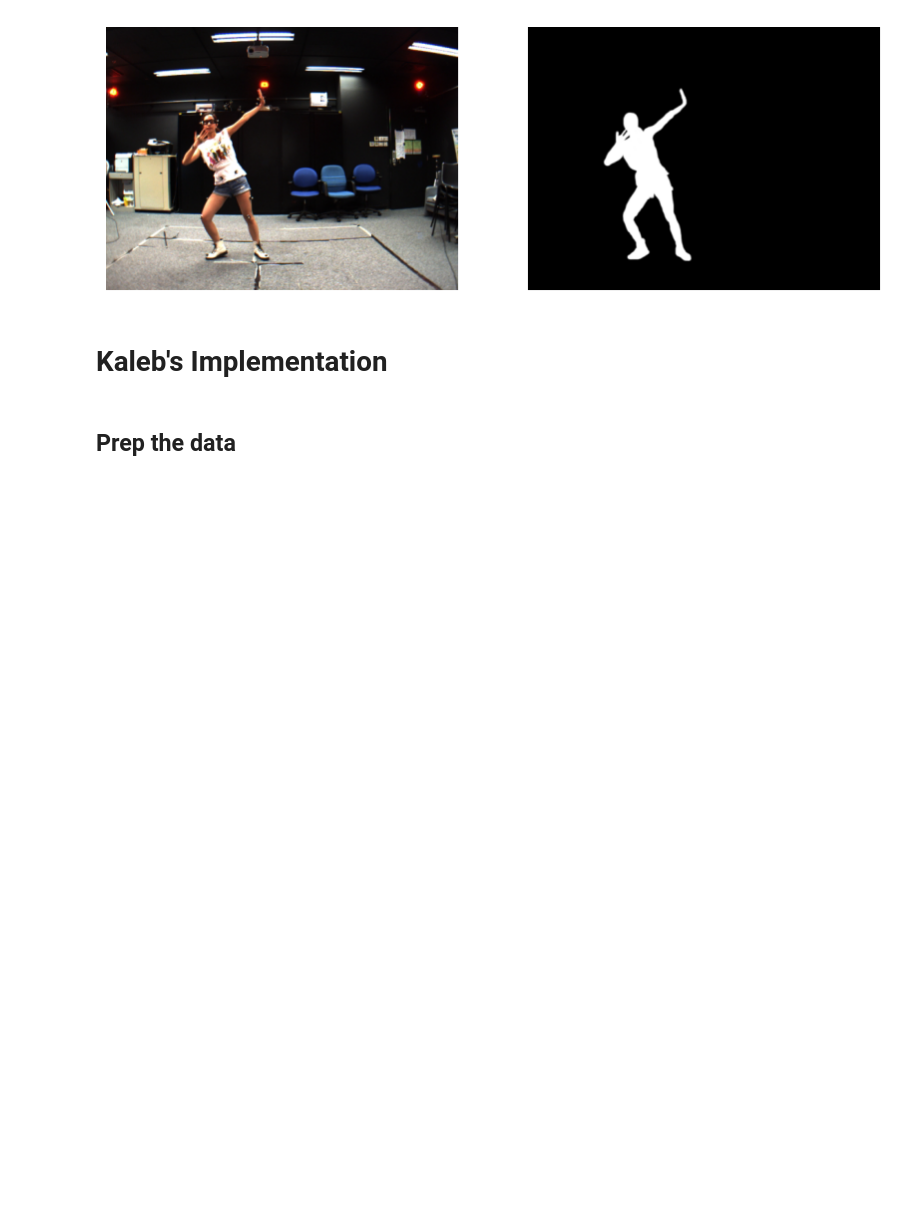
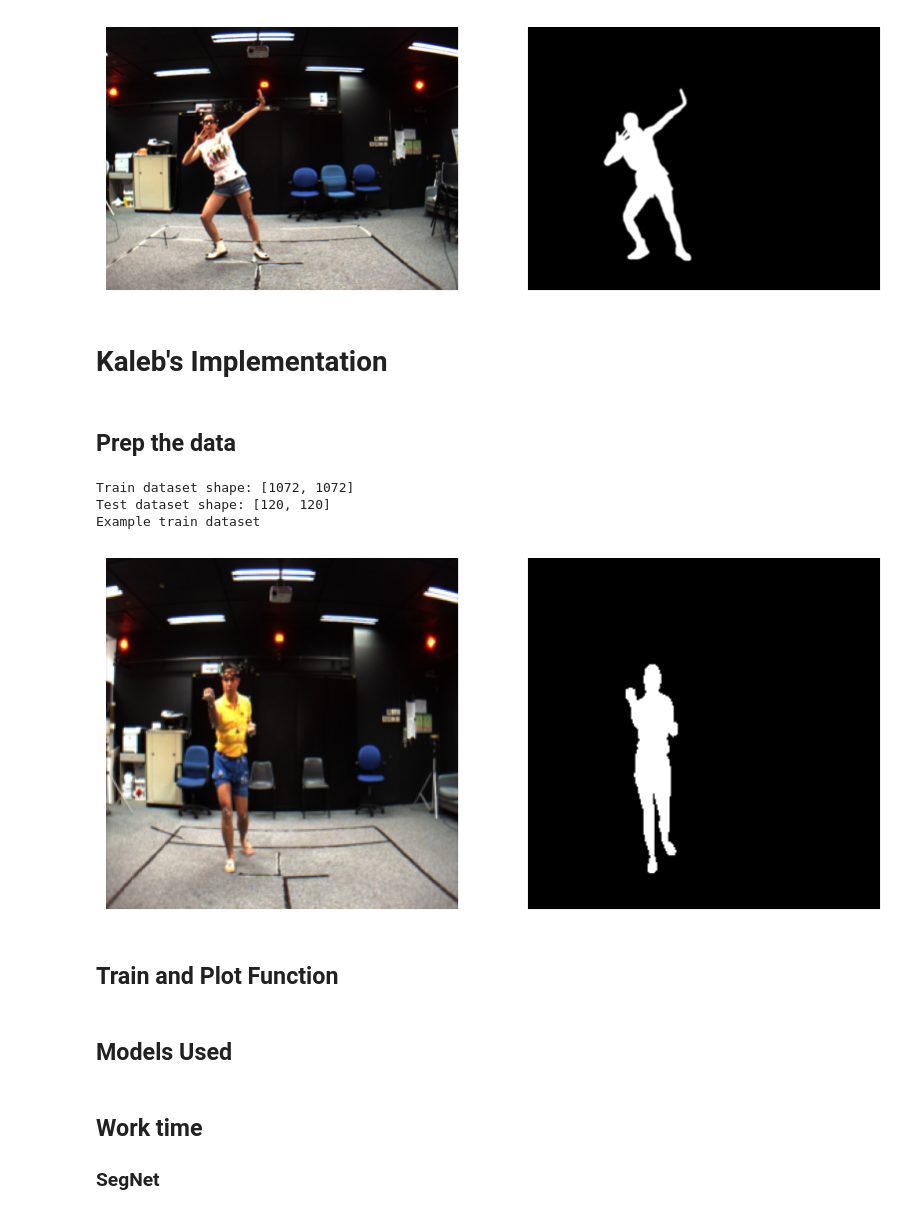
Before and after one commit to KalebKei/AI-For-Beginners, a Jupyter notebook: lessons/4-ComputerVision/12-Segmentation/lab/BodySegmentation.ipynb, the cells around one changed output. Cells and saved outputs as stored; diff of their text form; code cells hidden in the pictures; blank space fills up the shorter version.

```diff
--- a/lessons/4-ComputerVision/12-Segmentation/lab/BodySegmentation.ipynb
+++ b/lessons/4-ComputerVision/12-Segmentation/lab/BodySegmentation.ipynb
@@ -69,7 +69,7 @@ for i in fnames:
 # %%
 # Prep them
 size = (256, 256)
-# images = torch.permute(torch.FloatTensor(np.array([resize(image, size, mode='constant', anti_aliasing=True,) for image in images])), (0, 3, 1, 2))
+images = torch.permute(torch.FloatTensor(np.array([resize(image, size, mode='constant', anti_aliasing=True,) for image in images])), (0, 3, 1, 2))
 # masks = torch.FloatTensor(np.array([resize(mask, size, mode='constant', anti_aliasing=False) > 0.5 for mask in masks])).unsqueeze(1)
 masks_resized = []
 for mask in masks:
@@ -94,0 +92,23 @@ print(size(test_dataset))
+# %%
+print(f"Train dataset shape: {[len(a) for a in train_dataset]}")
+print(f"Test dataset shape: {[len(a) for a in test_dataset]}")
+print(f"Example train dataset")
+img = train_dataset[0][0]
+mask = train_dataset[1][0]
+
+# Convert the tensors to numpy arrays and move channels to the last dimension
+img = img.permute(1, 2, 0).numpy()
+mask = mask.squeeze().numpy()
+
+# Plot the image and the mask
+fig, ax = plt.subplots(1, 2, figsize=(10, 5))
+ax[0].imshow(img)
+ax[1].imshow(mask, cmap='gray')
+ax[0].axis('off')
+ax[1].axis('off')
+plt.show()
+# %% [output]
+Train dataset shape: [1072, 1072]
+Test dataset shape: [120, 120]
+Example train dataset
+[figure, added]
@@ -94,0 +119,2 @@ print(size(test_dataset))
+# %% [markdown]
+## Train and Plot Function
@@ -94,0 +179,2 @@ print(size(test_dataset))
+# %% [markdown]
+## Models Used
@@ -94,0 +385,3 @@ print(size(test_dataset))
+# %% [markdown]
+## Work time
+### SegNet
```
Also changed, not shown: parts of 15 cells of this notebook.
